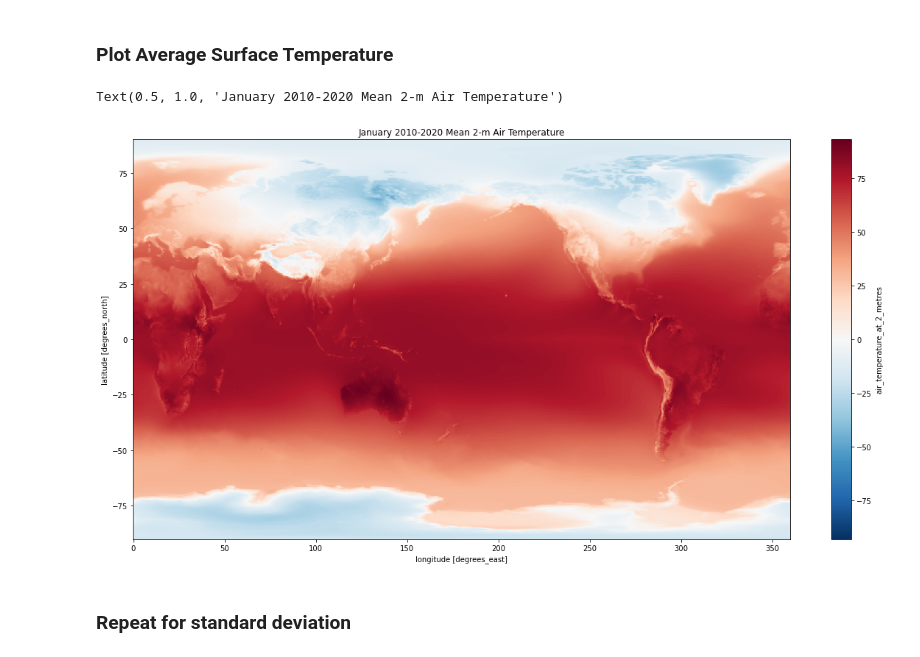
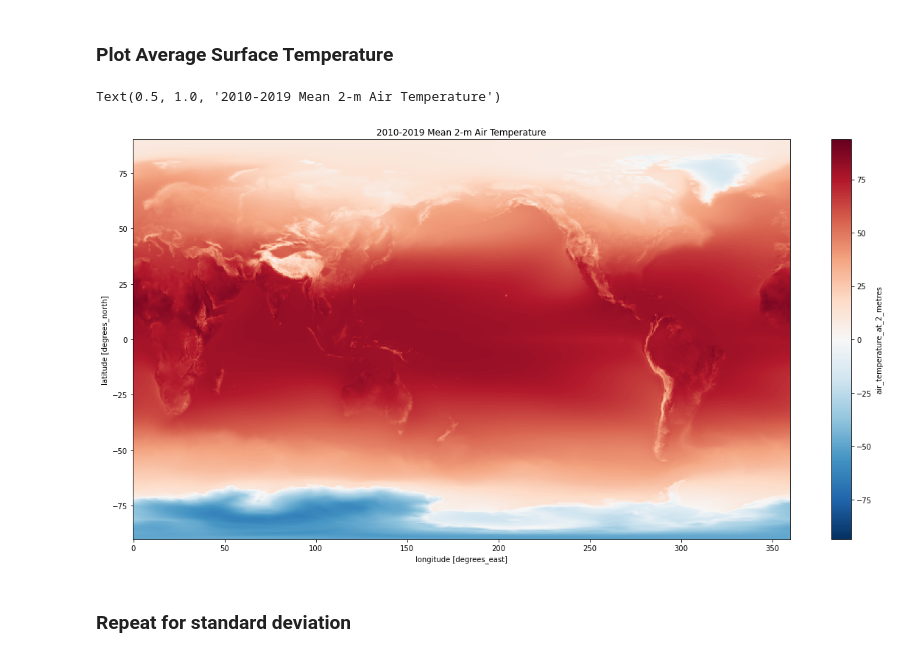
Before and after one commit to zflamig/dask-era5, a Jupyter notebook: notebook/era5_fargate_dask.ipynb, the cells around one changed output. Saved outputs shown, nothing was run; the diff lists cells and outputs as text; code cells hidden in the pictures.

Commit message:
Update notebook to do all data

```diff
--- a/notebook/era5_fargate_dask.ipynb
+++ b/notebook/era5_fargate_dask.ipynb
@@ -72,10 +73,11 @@ ds.air_temperature_at_2_metres.encoding
 # %%
-years = ["2010", "2011", "2012", "2013", "2014", "2015", "2016", "2017", "2018", "2019", "2020"]
-file_pattern = 's3://era5-pds/{year}/01/data/air_temperature_at_2_metres.nc'
+years = ["2010", "2011", "2012", "2013", "2014", "2015", "2016", "2017", "2018", "2019"]
+months = ["01", "02", "03", "04", "05", "06", "07", "08", "09", "10", "11", "12"]
+file_pattern = 's3://era5-pds/{year}/{month}/data/air_temperature_at_2_metres.nc'
 
-fs = s3fs.S3FileSystem(anon=True, default_fill_cache=False)
-files_mapper = [fs.open(file_pattern.format(year=year)) for year in years]
+@dask.delayed
+def s3open(path):
+    fs = s3fs.S3FileSystem(anon=True, default_fill_cache=False)
+    return fs.open(path)
 
-ds = xr.open_mfdataset(files_mapper, engine='h5netcdf', chunks={'lon':200,'lat':200,'time0':720})
-print('ds size in GB {:0.2f}\n'.format(ds.nbytes / 1e9))
-ds.info
+files_mapper = [s3open(file_pattern.format(year=year,month=month)) for year in years for month in months]
@@ -107,0 +84,4 @@ Attributes:
+# %%
+%%time
+
+ds = xr.open_mfdataset(files_mapper, engine='h5netcdf', chunks={'lon':200,'lat':200,'time0':720}, concat_dim='time0', combine='nested', coords='minimal', compat='override', parallel=True)
@@ -131,10 +131,10 @@ Wall time: 3min 3s
 ### Plot Average Surface Temperature
 # %%
 temp_mean.plot(figsize=(20, 10))
-plt.title('January 2010-2020 Mean 2-m Air Temperature')
+plt.title('2010-2019 Mean 2-m Air Temperature')
 # %% [output]
-Text(0.5, 1.0, 'January 2010-2020 Mean 2-m Air Temperature')
+Text(0.5, 1.0, '2010-2019 Mean 2-m Air Temperature')
-[figure, old version]
+[figure, new version]
 # %% [markdown]
 ### Repeat for standard deviation
 # %%
```
Also changed, not shown: parts of 14 cells of this notebook, 1 other file.
